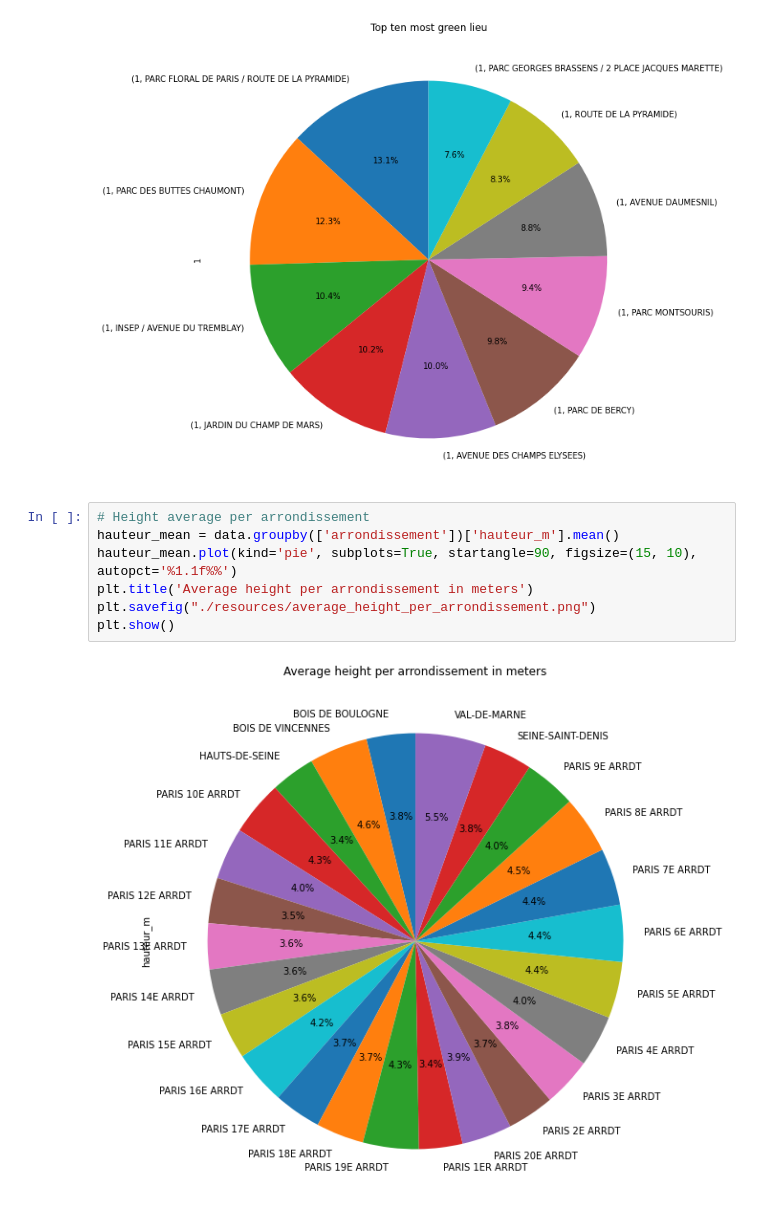
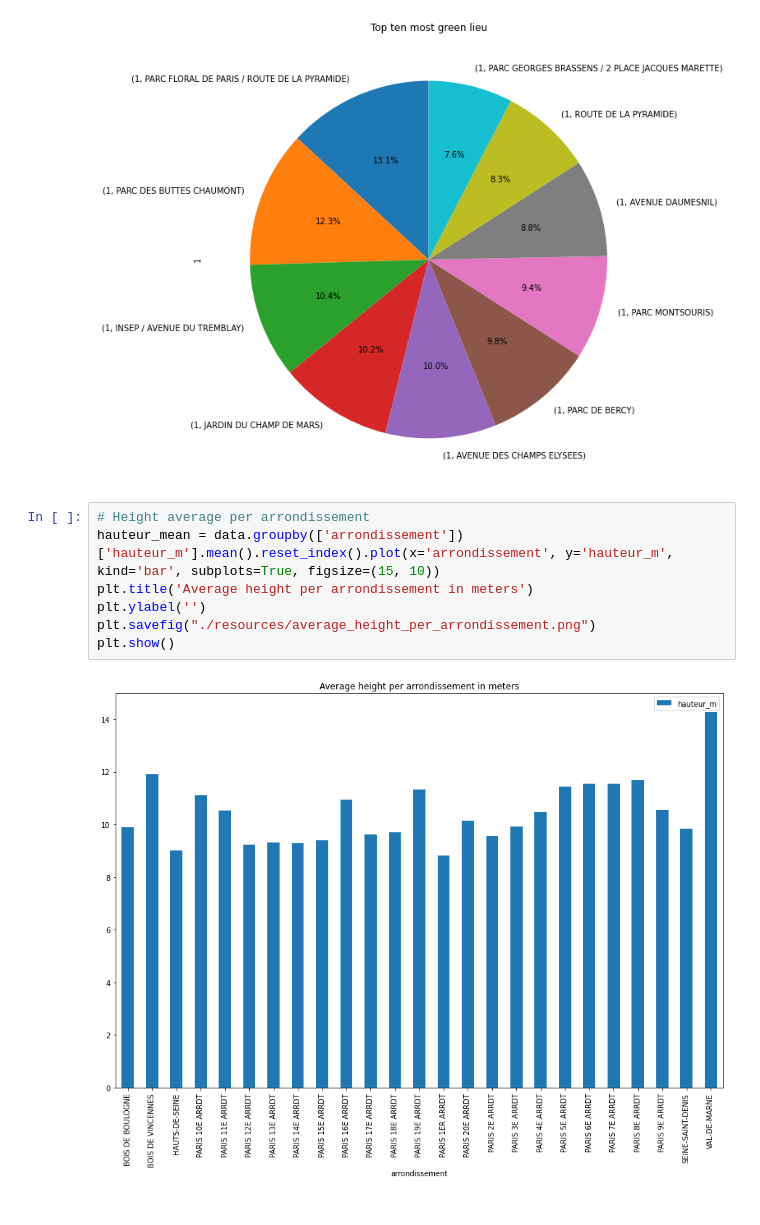
Before and after one commit to lynda-trad/Paris-Trees, a Jupyter notebook: Trees-of-Paris.ipynb, the cells around one changed output. Drawn from its saved outputs; the diff is of its cells as text.

Commit message:
average are shown as bar plot

```diff
--- a/Trees-of-Paris.ipynb
+++ b/Trees-of-Paris.ipynb
@@ -122,12 +122,12 @@ plt.show()
 [figure]
 # %%
 # Height average per arrondissement
-hauteur_mean = data.groupby(['arrondissement'])['hauteur_m'].mean()
-hauteur_mean.plot(kind='pie', subplots=True, startangle=90, figsize=(15, 10), autopct='%1.1f%%')
+hauteur_mean = data.groupby(['arrondissement'])['hauteur_m'].mean().reset_index().plot(x='arrondissement', y='hauteur_m', kind='bar', subplots=True, figsize=(15, 10))
 plt.title('Average height per arrondissement in meters')
+plt.ylabel('')
 plt.savefig("./resources/average_height_per_arrondissement.png")
 plt.show()
 # %% [output]
-[figure, old version]
+[figure, new version]
 # %%
 # Circumference average per arrondissement
```
Also changed, not shown: parts of 1 cell of this notebook, 6 other files.
